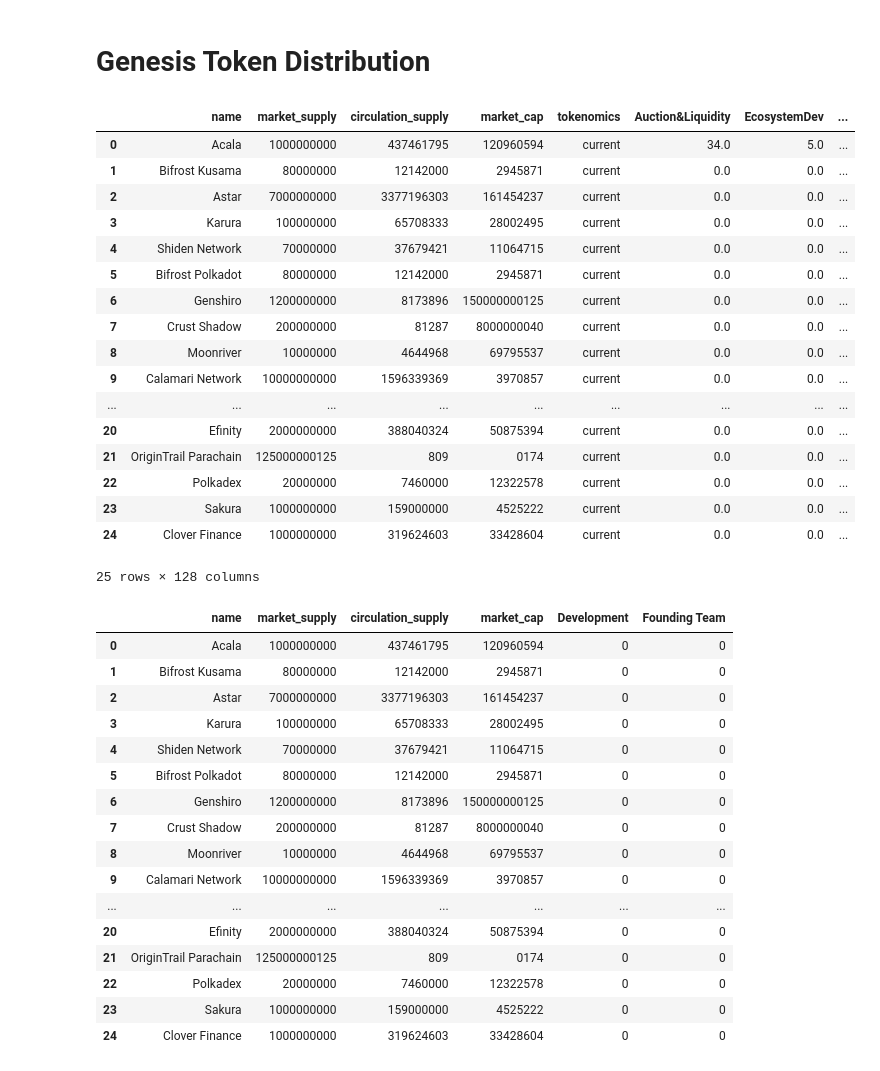
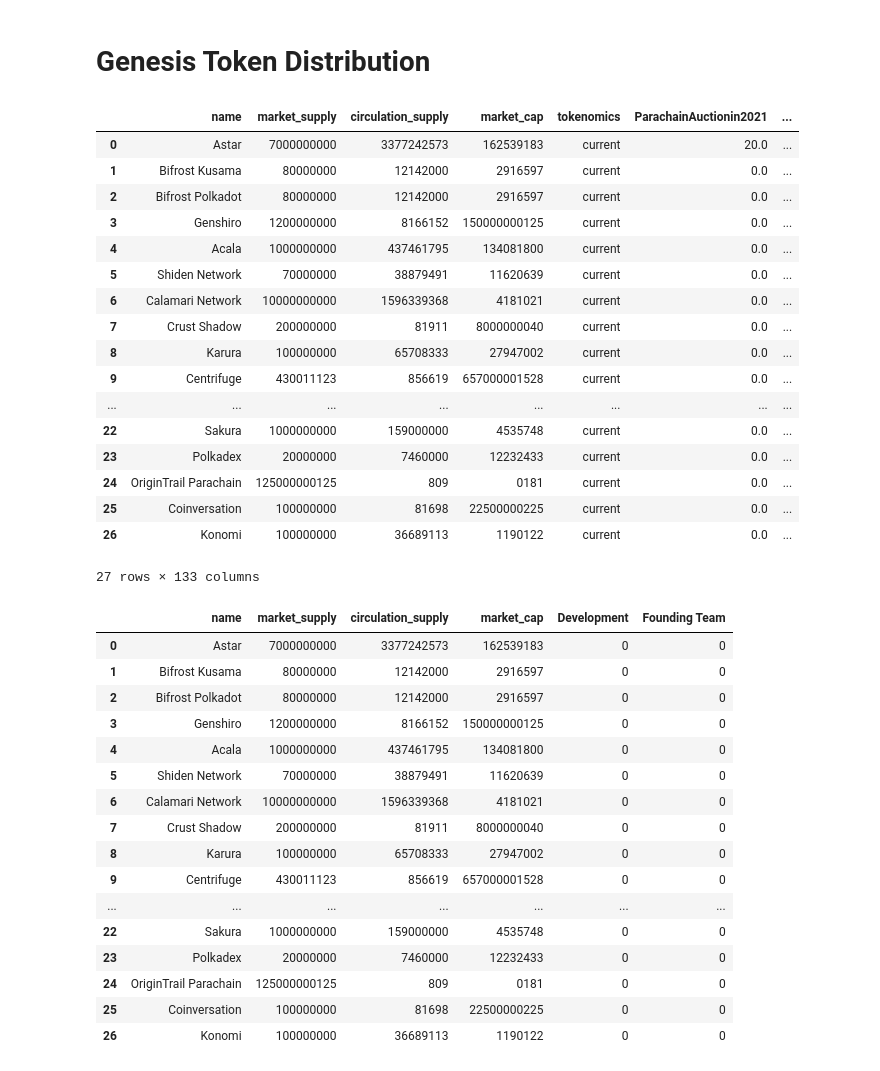
Before and after one commit to hashed-io/hashed-genesis-token-distribution-scraping, a Jupyter notebook: genesis_token.ipynb, the cells around one changed output. Saved outputs shown, nothing was run; the diff lists cells and outputs as text; code cells hidden in the pictures.

```diff
--- a/genesis_token.ipynb
+++ b/genesis_token.ipynb
@@ -10,45 +10,45 @@ import json
 # %%
 data = []
 
-with open('token_info.json') as json_file:
+with open('token_data.json') as json_file:
 
     file = json.load(json_file)
 
     for line in file:
         output = {}
 
         output["name"] = line['name']
         output["market_supply"] = line['market_supply']
         output["circulation_supply"] = line['circulation_supply']
         output["market_cap"] = line['market_cap']
 
         for k in line["token_distribution"]:
             output[k[0]] = k[1]
 
         data.append(output)
 
 df = pd.DataFrame(data)
 df.fillna(0, inplace=True)
 df
 # %% [output]
-|  | name | market_supply | circulation_supply | market_cap | tokenomics | Auction&Liquidity | EcosystemDev | ... |
-| 0 | Acala | 1000000000 | 437461795 | 120960594 | current | 34.0 | 5.0 | ... |
-| 1 | Bifrost Kusama | 80000000 | 12142000 | 2945871 | current | 0.0 | 0.0 | ... |
-| 2 | Astar | 7000000000 | 3377196303 | 161454237 | current | 0.0 | 0.0 | ... |
-| 3 | Karura | 100000000 | 65708333 | 28002495 | current | 0.0 | 0.0 | ... |
-| 4 | Shiden Network | 70000000 | 37679421 | 11064715 | current | 0.0 | 0.0 | ... |
-| 5 | Bifrost Polkadot | 80000000 | 12142000 | 2945871 | current | 0.0 | 0.0 | ... |
-| 6 | Genshiro | 1200000000 | 8173896 | 150000000125 | current | 0.0 | 0.0 | ... |
-| 7 | Crust Shadow | 200000000 | 81287 | 8000000040 | current | 0.0 | 0.0 | ... |
-| 8 | Moonriver | 10000000 | 4644968 | 69795537 | current | 0.0 | 0.0 | ... |
-| 9 | Calamari Network | 10000000000 | 1596339369 | 3970857 | current | 0.0 | 0.0 | ... |
-| ... | ... | ... | ... | ... | ... | ... | ... | ... |
-| 20 | Efinity | 2000000000 | 388040324 | 50875394 | current | 0.0 | 0.0 | ... |
-| 21 | OriginTrail Parachain | 125000000125 | 809 | 0174 | current | 0.0 | 0.0 | ... |
-| 22 | Polkadex | 20000000 | 7460000 | 12322578 | current | 0.0 | 0.0 | ... |
-| 23 | Sakura | 1000000000 | 159000000 | 4525222 | current | 0.0 | 0.0 | ... |
-| 24 | Clover Finance | 1000000000 | 319624603 | 33428604 | current | 0.0 | 0.0 | ... |
+|  | name | market_supply | circulation_supply | market_cap | tokenomics | ParachainAuctionin2021 | ... |
+| 0 | Astar | 7000000000 | 3377242573 | 162539183 | current | 20.0 | ... |
+| 1 | Bifrost Kusama | 80000000 | 12142000 | 2916597 | current | 0.0 | ... |
+| 2 | Bifrost Polkadot | 80000000 | 12142000 | 2916597 | current | 0.0 | ... |
+| 3 | Genshiro | 1200000000 | 8166152 | 150000000125 | current | 0.0 | ... |
+| 4 | Acala | 1000000000 | 437461795 | 134081800 | current | 0.0 | ... |
+| 5 | Shiden Network | 70000000 | 38879491 | 11620639 | current | 0.0 | ... |
+| 6 | Calamari Network | 10000000000 | 1596339368 | 4181021 | current | 0.0 | ... |
+| 7 | Crust Shadow | 200000000 | 81911 | 8000000040 | current | 0.0 | ... |
+| 8 | Karura | 100000000 | 65708333 | 27947002 | current | 0.0 | ... |
+| 9 | Centrifuge | 430011123 | 856619 | 657000001528 | current | 0.0 | ... |
+| ... | ... | ... | ... | ... | ... | ... | ... |
+| 22 | Sakura | 1000000000 | 159000000 | 4535748 | current | 0.0 | ... |
+| 23 | Polkadex | 20000000 | 7460000 | 12232433 | current | 0.0 | ... |
+| 24 | OriginTrail Parachain | 125000000125 | 809 | 0181 | current | 0.0 | ... |
+| 25 | Coinversation | 100000000 | 81698 | 22500000225 | current | 0.0 | ... |
+| 26 | Konomi | 100000000 | 36689113 | 1190122 | current | 0.0 | ... |
-25 rows × 128 columns
+27 rows × 133 columns
 # %%
 new_df = df[['name','market_supply', 'circulation_supply', 'market_cap']].copy()
 new_df['Development'] = 0
@@ -56,22 +56,22 @@ new_df['Founding Team'] = 0
 new_df
 # %% [output]
 |  | name | market_supply | circulation_supply | market_cap | Development | Founding Team |
-| 0 | Acala | 1000000000 | 437461795 | 120960594 | 0 | 0 |
-| 1 | Bifrost Kusama | 80000000 | 12142000 | 2945871 | 0 | 0 |
-| 2 | Astar | 7000000000 | 3377196303 | 161454237 | 0 | 0 |
-| 3 | Karura | 100000000 | 65708333 | 28002495 | 0 | 0 |
-| 4 | Shiden Network | 70000000 | 37679421 | 11064715 | 0 | 0 |
-| 5 | Bifrost Polkadot | 80000000 | 12142000 | 2945871 | 0 | 0 |
-| 6 | Genshiro | 1200000000 | 8173896 | 150000000125 | 0 | 0 |
-| 7 | Crust Shadow | 200000000 | 81287 | 8000000040 | 0 | 0 |
-| 8 | Moonriver | 10000000 | 4644968 | 69795537 | 0 | 0 |
-| 9 | Calamari Network | 10000000000 | 1596339369 | 3970857 | 0 | 0 |
+| 0 | Astar | 7000000000 | 3377242573 | 162539183 | 0 | 0 |
+| 1 | Bifrost Kusama | 80000000 | 12142000 | 2916597 | 0 | 0 |
+| 2 | Bifrost Polkadot | 80000000 | 12142000 | 2916597 | 0 | 0 |
+| 3 | Genshiro | 1200000000 | 8166152 | 150000000125 | 0 | 0 |
+| 4 | Acala | 1000000000 | 437461795 | 134081800 | 0 | 0 |
+| 5 | Shiden Network | 70000000 | 38879491 | 11620639 | 0 | 0 |
+| 6 | Calamari Network | 10000000000 | 1596339368 | 4181021 | 0 | 0 |
+| 7 | Crust Shadow | 200000000 | 81911 | 8000000040 | 0 | 0 |
+| 8 | Karura | 100000000 | 65708333 | 27947002 | 0 | 0 |
+| 9 | Centrifuge | 430011123 | 856619 | 657000001528 | 0 | 0 |
 | ... | ... | ... | ... | ... | ... | ... |
-| 20 | Efinity | 2000000000 | 388040324 | 50875394 | 0 | 0 |
-| 21 | OriginTrail Parachain | 125000000125 | 809 | 0174 | 0 | 0 |
-| 22 | Polkadex | 20000000 | 7460000 | 12322578 | 0 | 0 |
-| 23 | Sakura | 1000000000 | 159000000 | 4525222 | 0 | 0 |
-| 24 | Clover Finance | 1000000000 | 319624603 | 33428604 | 0 | 0 |
+| 22 | Sakura | 1000000000 | 159000000 | 4535748 | 0 | 0 |
+| 23 | Polkadex | 20000000 | 7460000 | 12232433 | 0 | 0 |
+| 24 | OriginTrail Parachain | 125000000125 | 809 | 0181 | 0 | 0 |
+| 25 | Coinversation | 100000000 | 81698 | 22500000225 | 0 | 0 |
+| 26 | Konomi | 100000000 | 36689113 | 1190122 | 0 | 0 |
 # %%
 for info in df:
   dev_info = re.search(".*Dev+.*", info)
```
Also changed, not shown: parts of 1 cell of this notebook.
